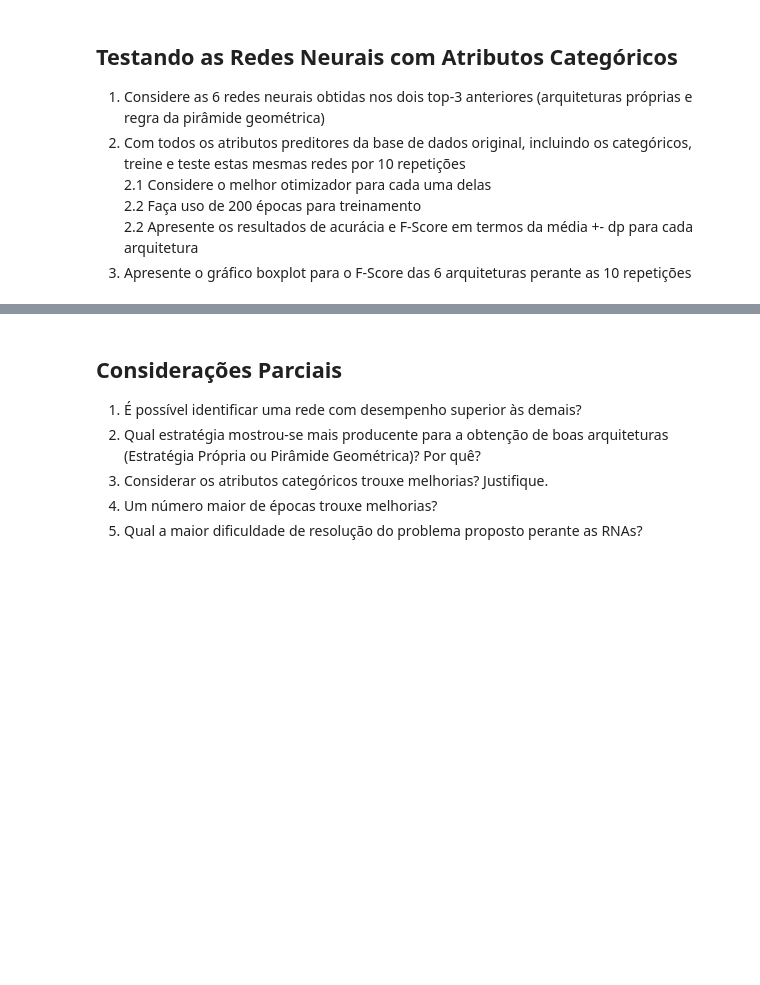
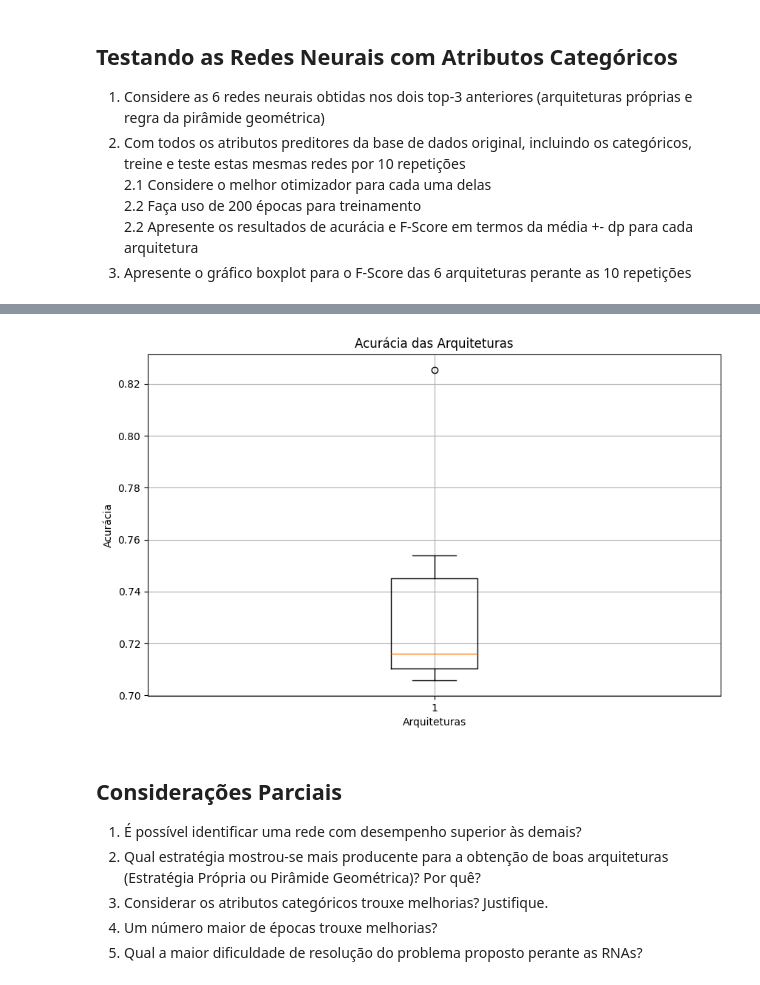
Before and after one commit to valerian963/CoverType-of-Roosevelt-Forest, a Jupyter notebook: RNA_2024_1_PP2_3_2.ipynb, the cells around one changed output, grey strips where cells are left out. Cells and saved outputs as stored; diff of their text form; code cells hidden in the pictures; blank space fills up the shorter version.

```diff
--- a/RNA_2024_1_PP2_3_2.ipynb
+++ b/RNA_2024_1_PP2_3_2.ipynb
@@ -556,3 +531,7 @@ plt.show()
+# %%
+boxplot([result['media_acuracia'] for result in results], 'Acurácia das Arquiteturas', 'Arquiteturas', 'Acuracia')
+# %% [output]
+[figure, added]
 # %% [markdown]
 ## Considerações Parciais
 
```
Also changed, not shown: parts of 11 cells of this notebook.
